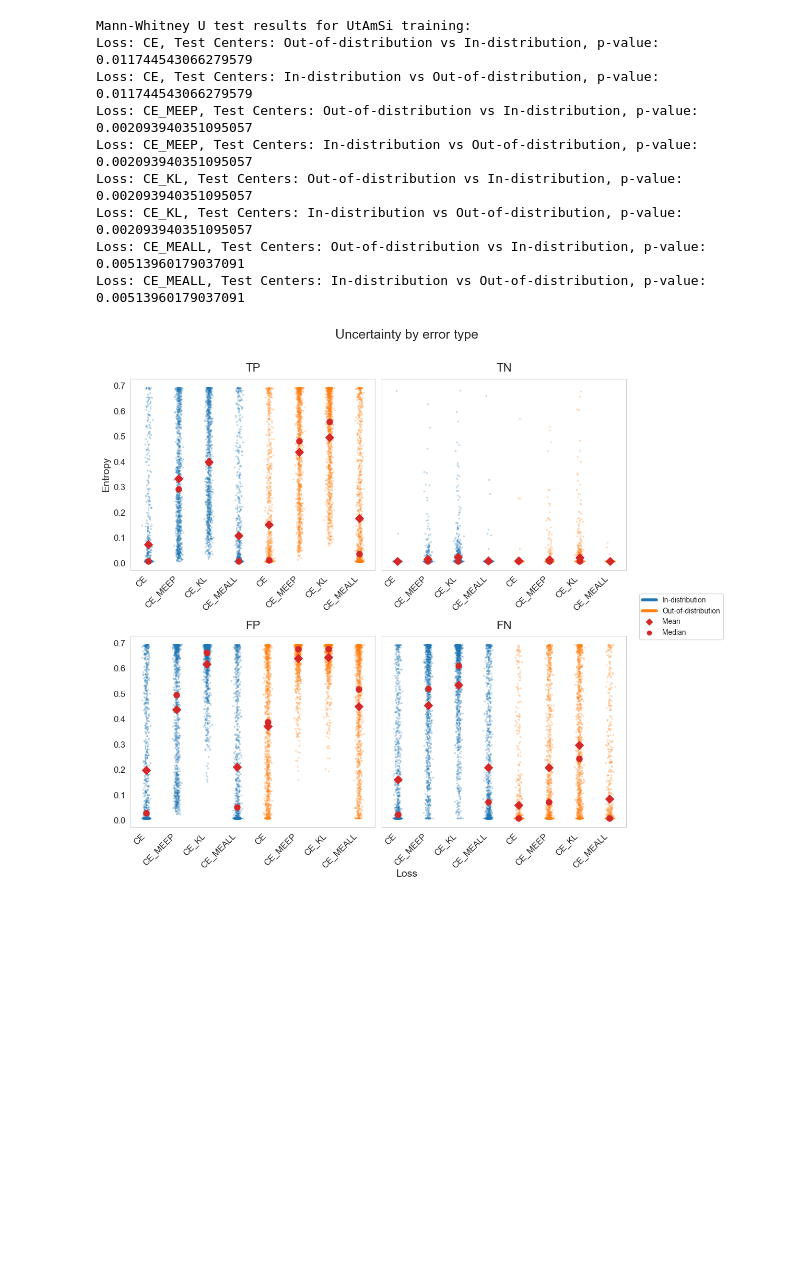
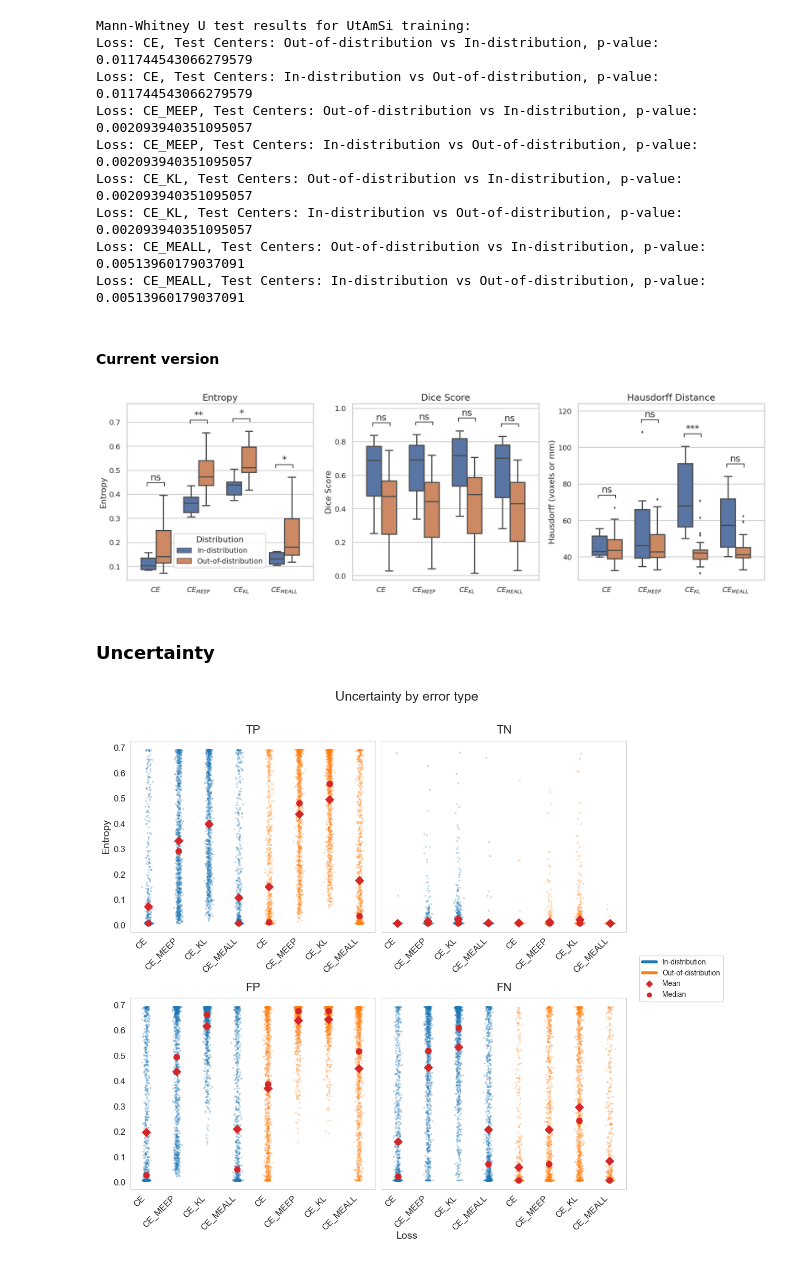
Before and after one commit to vfmatzkin/wmh-mc-seg, a Jupyter notebook: notebooks/main/CE_grouped.ipynb, the cells around one changed output. Cells and saved outputs as stored; diff of their text form; code cells hidden in the pictures; blank space fills up the shorter version.

```diff
--- a/notebooks/main/CE_grouped.ipynb
+++ b/notebooks/main/CE_grouped.ipynb
@@ -608,3 +606,5 @@ Loss: CE_KL, Test Centers: Out-of-distribution vs In-distribution, p-value: 0.00
 Loss: CE_KL, Test Centers: In-distribution vs Out-of-distribution, p-value: 0.002093940351095057
 Loss: CE_MEALL, Test Centers: Out-of-distribution vs In-distribution, p-value: 0.00513960179037091
 Loss: CE_MEALL, Test Centers: In-distribution vs Out-of-distribution, p-value: 0.00513960179037091
+# %% [markdown]
+#### Current version
@@ -610,0 +709,3 @@ Loss: CE_MEALL, Test Centers: In-distribution vs Out-of-distribution, p-value: 0
+# %%
+df = compute_all_metrics(plot_data)
+df.to_csv('figure-5.csv', index=False)
@@ -611,3 +788,10 @@ Loss: CE_MEALL, Test Centers: In-distribution vs Out-of-distribution, p-value: 0
+# %%
+df = pd.read_csv('figure-5.csv')
+plot_metrics_boxes(df, center='UtAmSi')
+# %% [output]
+[figure, added]
+# %% [markdown]
+### Uncertainty
 # %%
 import numpy as np
 from matplotlib.lines import Line2D
```
Also changed, not shown: parts of 5 cells of this notebook, 1 other file.
